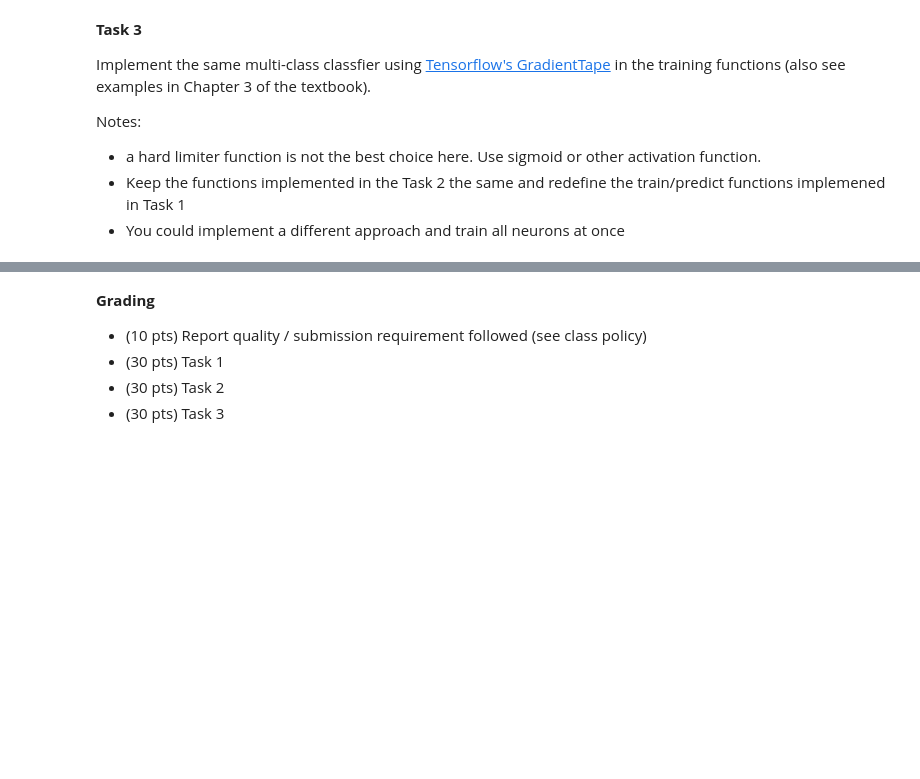
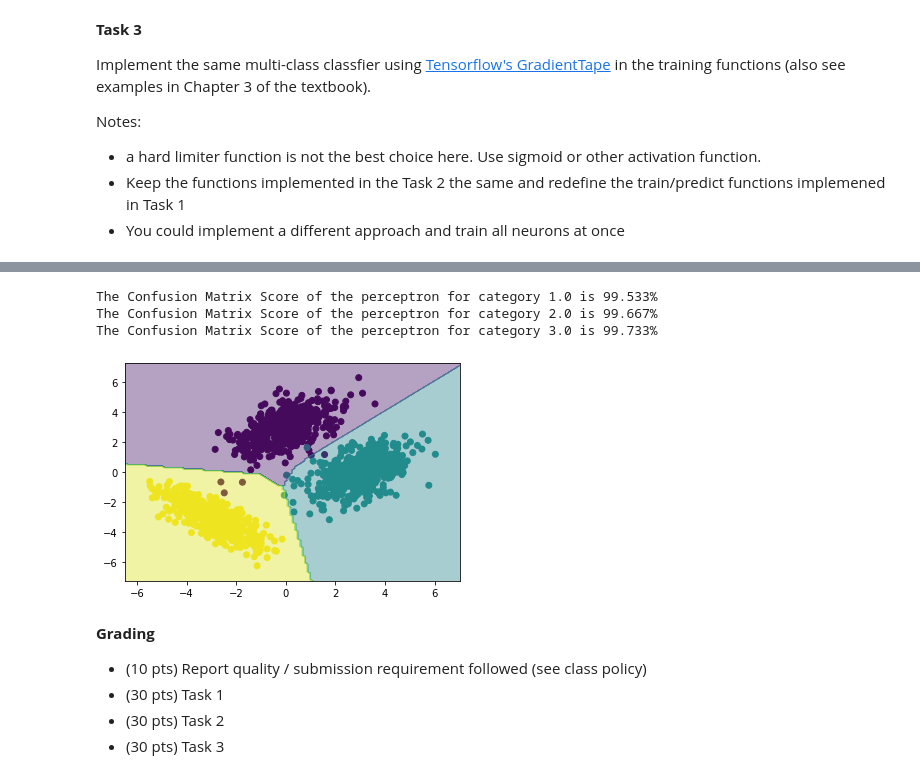
Before and after one commit to mschrader15/homework, a Jupyter notebook: spring-2022/ece-693/HW1.ipynb, the cells around one changed output, grey strips where cells are left out. Drawn from its saved outputs; the diff is of its cells as text; code cells hidden in the pictures; blank space fills up the shorter version.

```diff
--- a/spring-2022/ece-693/HW1.ipynb
+++ b/spring-2022/ece-693/HW1.ipynb
@@ -337,6 +322,11 @@ class TFMultiPerceptron(MultiPerceptron, TFPerceptron):
+# %%
+class TFMultiPerceptron(MultiPerceptron, TFPerceptron):
+
+  def __init__(self, *args, **kwargs):
+    super().__init__(self, *args, **kwargs)
 # %%
 # using the test and train data from above
-p = TFMultiPerceptron()
+p = TFMultiPerceptron(train_iterations=1000, alpha=0.1)
 
 # training the perceptron
 w = p.train(feat_matrix=train_data, label_vector=train_labels)
@@ -343,3 +342,32 @@ w = p.train(feat_matrix=train_data, label_vector=train_labels)
+# %%
+prediction = p.multipredict(test_data, w)
+# %%
+for l in p._labels:
+    p.high = l
+    p.low = -1
+    prediction_local = np.where(prediction == l, l, -1)
+    labels_local = np.where(test_labels == l, l, -1)
+    print(f"The Confusion Matrix Score of the perceptron for category {l} is {round(confusion_matrix(prediction_local, labels_local, p) * 100, 3)}% ")
+# %% [output]
+The Confusion Matrix Score of the perceptron for category 1.0 is 99.533%
+The Confusion Matrix Score of the perceptron for category 2.0 is 99.667%
+The Confusion Matrix Score of the perceptron for category 3.0 is 99.733%
+# %%
+plt.scatter(test_data[:, 0], test_data[:, 1], c=test_labels)
+
+# Plotting decision regions
+x_min, x_max = test_data[:, 0].min() - 1, test_data[:, 0].max() + 1
+y_min, y_max = test_data[:, 1].min() - 1, test_data[:, 1].max() + 1
+xx, yy = np.meshgrid(np.arange(x_min, x_max, 0.1), np.arange(y_min, y_max, 0.1))
+
+Z = p.multipredict(np.c_[xx.astype(np.float32).ravel(), yy.astype(np.float32).ravel()], w)
+Z = Z.reshape(xx.shape)
+
+plt.contourf(xx, yy, Z, alpha=0.4)
+
+plt.show()
+# %% [output]
+[figure, added]
 # %% [markdown]
 **Grading**
 
```
Also changed, not shown: parts of 13 cells of this notebook, 1 other file.
